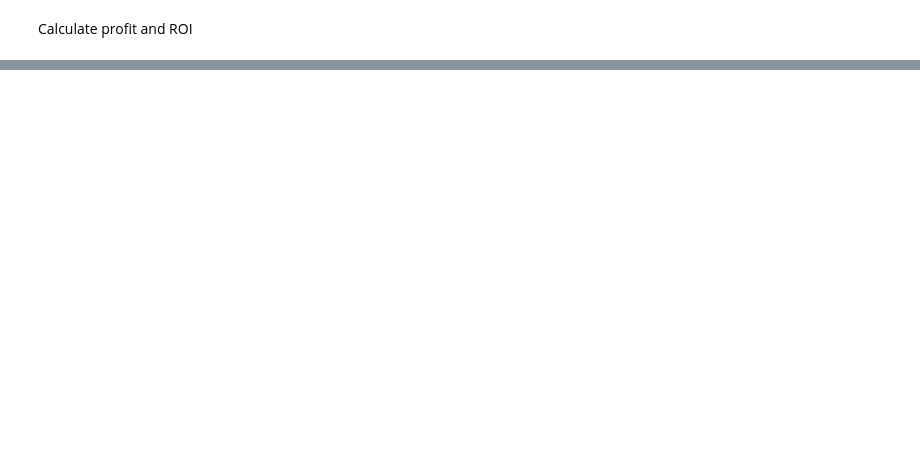
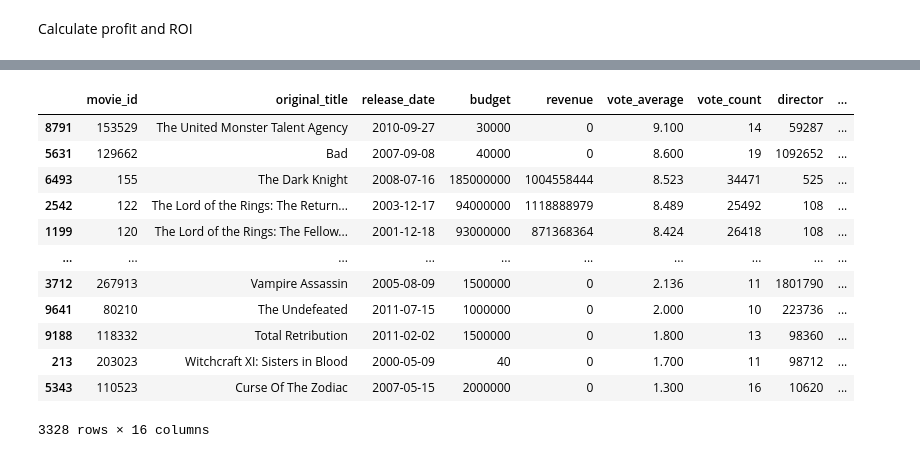
Before and after one commit to pbollhorn/bi-group-5-and-9, a Jupyter notebook: exam_project/pbtest.ipynb, the cells around one changed output, grey strips where cells are left out. Drawn from its saved outputs; the diff is of its cells as text; code cells hidden in the pictures; blank space fills up the shorter version.

```diff
--- a/exam_project/pbtest.ipynb
+++ b/exam_project/pbtest.ipynb
@@ -107,16 +229,37 @@ plt.xlim(-100, 2000)
 # %%
+# # Define a function for rating_category
+# def get_rating_category(vote_average):
+#     if vote_average >= 7:
+#         return "good";
+#     if vote_average >= 5:
+#         return "ok";
+#     else:
+#         return "bad";
+
 # Define a function for rating_category
 def get_rating_category(vote_average):
-    if vote_average >= 7:
+    if vote_average >= 6:
         return "good";
-    if vote_average >= 5:
-        return "ok";
     else:
         return "bad";
 
 # Apply the function to df_movies
 df_movies['rating_category'] = df_movies['vote_average'].apply(get_rating_category)
 df_movies.sort_values(by="vote_average", ascending=False)
+# %% [output]
+|  | movie_id | original_title | release_date | budget | revenue | vote_average | vote_count | director | ... |
+| 8791 | 153529 | The United Monster Talent Agency | 2010-09-27 | 30000 | 0 | 9.100 | 14 | 59287 | ... |
+| 5631 | 129662 | Bad | 2007-09-08 | 40000 | 0 | 8.600 | 19 | 1092652 | ... |
+| 6493 | 155 | The Dark Knight | 2008-07-16 | 185000000 | 1004558444 | 8.523 | 34471 | 525 | ... |
+| 2542 | 122 | The Lord of the Rings: The Return... | 2003-12-17 | 94000000 | 1118888979 | 8.489 | 25492 | 108 | ... |
+| 1199 | 120 | The Lord of the Rings: The Fellow... | 2001-12-18 | 93000000 | 871368364 | 8.424 | 26418 | 108 | ... |
+| ... | ... | ... | ... | ... | ... | ... | ... | ... | ... |
+| 3712 | 267913 | Vampire Assassin | 2005-08-09 | 1500000 | 0 | 2.136 | 11 | 1801790 | ... |
+| 9641 | 80210 | The Undefeated | 2011-07-15 | 1000000 | 0 | 2.000 | 10 | 223736 | ... |
+| 9188 | 118332 | Total Retribution | 2011-02-02 | 1500000 | 0 | 1.800 | 13 | 98360 | ... |
+| 213 | 203023 | Witchcraft XI: Sisters in Blood | 2000-05-09 | 40 | 0 | 1.700 | 11 | 98712 | ... |
+| 5343 | 110523 | Curse Of The Zodiac | 2007-05-15 | 2000000 | 0 | 1.300 | 16 | 10620 | ... |
+3328 rows × 16 columns
 # %%
 # # Drop all movies with rating 'bad'
 # df_movies = df_movies[df_movies['rating_category'] != 'bad'].copy()
```
Also changed, not shown: parts of 17 cells of this notebook.
